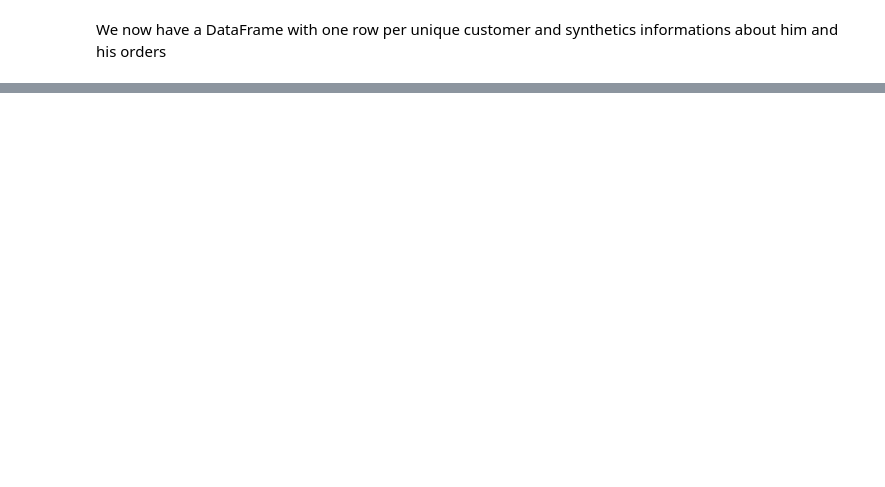
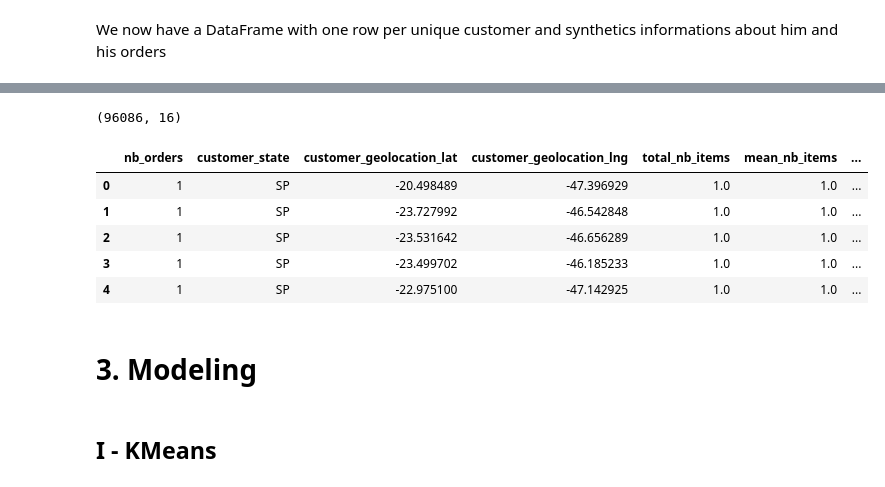
Before and after one commit to RobinPbt/P5-Openclassrooms, a Jupyter notebook: P5_modeling.ipynb, the cells around one changed output, grey strips where cells are left out. Cells and saved outputs as stored; diff of their text form; code cells hidden in the pictures; blank space fills up the shorter version.

Commit message:
Preprocessing and first quick&dirty KMeans

```diff
--- a/P5_modeling.ipynb
+++ b/P5_modeling.ipynb
@@ -410,0 +412,18 @@ We now have a DataFrame with one row per unique customer and synthetics informat
+# %%
+# Creation of our matrix
+
+X = data.iloc[:, 1:] # We withdraw customer_unique_id which is our key
+del X['mean_time_between_orders']
+del X['mean_time_for_review']
+del X['last_order_time']
+del X['first_order_time']
+print(X.shape)
+X.head()
+# %% [output]
+(96086, 16)
+|  | nb_orders | customer_state | customer_geolocation_lat | customer_geolocation_lng | total_nb_items | mean_nb_items | ... |
+| 0 | 1 | SP | -20.498489 | -47.396929 | 1.0 | 1.0 | ... |
+| 1 | 1 | SP | -23.727992 | -46.542848 | 1.0 | 1.0 | ... |
+| 2 | 1 | SP | -23.531642 | -46.656289 | 1.0 | 1.0 | ... |
+| 3 | 1 | SP | -23.499702 | -46.185233 | 1.0 | 1.0 | ... |
+| 4 | 1 | SP | -22.975100 | -47.142925 | 1.0 | 1.0 | ... |
@@ -410,0 +461,4 @@ We now have a DataFrame with one row per unique customer and synthetics informat
+# %% [markdown]
+# 3. Modeling
+# %% [markdown]
+## I - KMeans
```
Also changed, not shown: parts of 14 cells of this notebook.
